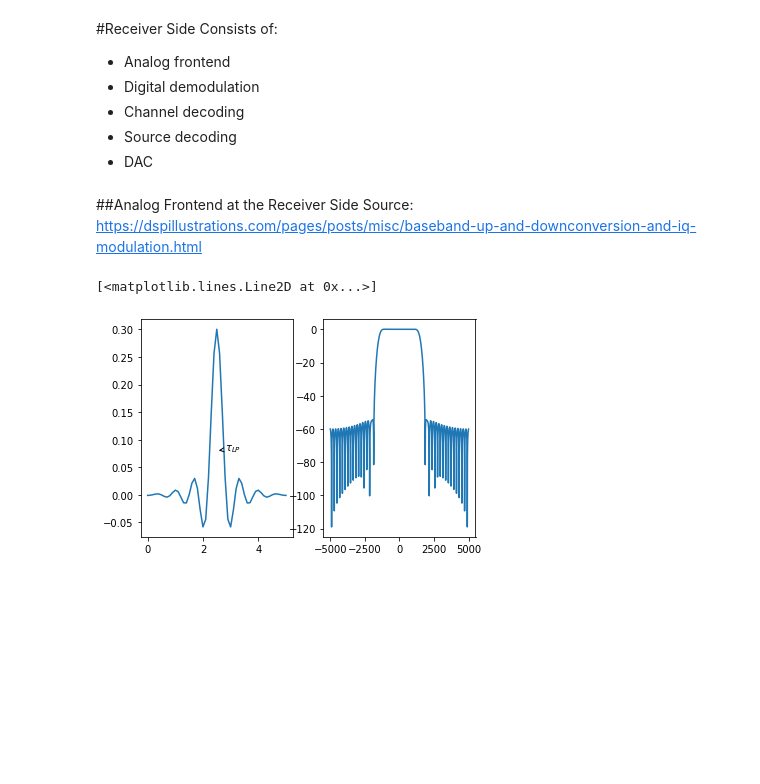
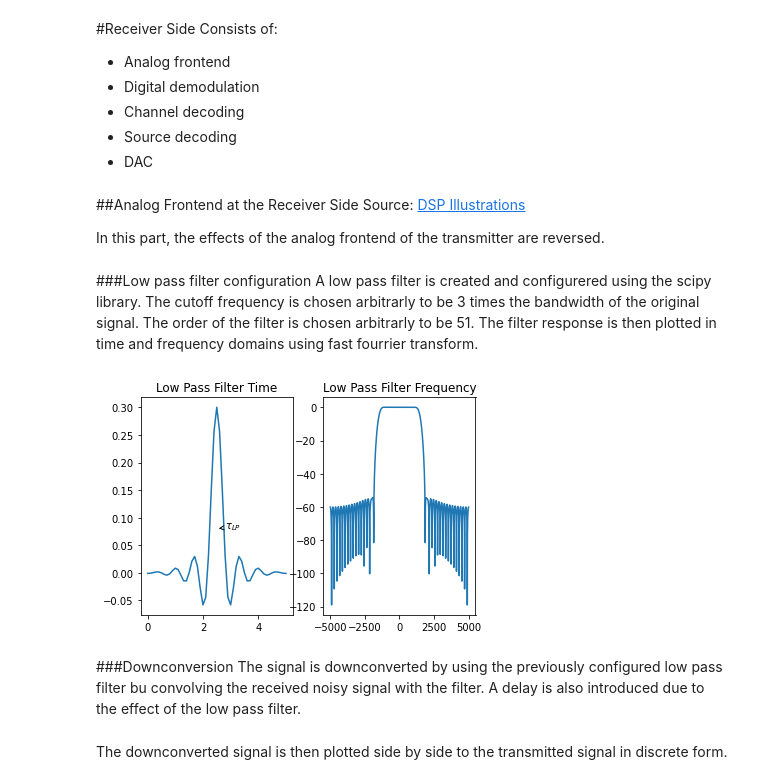
Before and after one commit to nourhanOfTerra/MARCO, a Jupyter notebook: MarCO.ipynb, the cells around one changed output. Saved outputs shown, nothing was run; the diff lists cells and outputs as text; code cells hidden in the pictures; blank space fills up the shorter version.

```diff
--- a/MarCO.ipynb
+++ b/MarCO.ipynb
@@ -372,32 +374,44 @@ Consists of:
 *   DAC
 # %% [markdown]
 ##Analog Frontend at the Receiver Side
-Source: https://dspillustrations.com/pages/posts/misc/baseband-up-and-downconversion-and-iq-modulation.html
+Source: [DSP Illustrations](https://dspillustrations.com/pages/posts/misc/baseband-up-and-downconversion-and-iq-modulation.html)
+
+In this part, the effects of the analog frontend of the transmitter are reversed.
+# %% [markdown]
+###Low pass filter configuration
+A low pass filter is created and configurered using the scipy library. The cutoff frequency is chosen arbitrarly to be 3 times the bandwidth of the original signal. The order of the filter is chosen arbitrarly to be 51. The filter response is then plotted in time and frequency domains using fast fourrier transform.
 # %%
-cutoff = 3*BN        # arbitrary design parameters
+cutoff = 3*BN                                       # arbitrary design parameters
 lowpass_order = 51
-lowpass_delay = (lowpass_order // 2)/Fs  # a lowpass of order N delays the signal by N/2 samples (see plot)
-# design the filter
+lowpass_delay = (lowpass_order // 2)/Fs             # a lowpass of order N delays the signal by N/2 samples (see plot)
+                                                    # design the filter
 lowpass = sg.firwin(lowpass_order, cutoff/(Fs/2))
 
-# calculate frequency response of filter
+                                                    # calculate frequency response of filter
 t_lp = np.arange(len(lowpass))/Fs
 f_lp = np.linspace(-Fs/2, Fs/2, 2048, endpoint=False)
 H = np.fft.fftshift(np.fft.fft(lowpass, 2048))
 
 plt.subplot(121)
 plt.plot(t_lp/Ts, lowpass)
 plt.gca().annotate(r'$\tau_{LP}$', xy=(lowpass_delay/Ts,0.08), xytext=(lowpass_delay/Ts+0.3, 0.08), arrowprops=dict(arrowstyle='->'))
+plt.title('Low Pass Filter Time')
 
 plt.subplot(122)
 plt.plot(f_lp, 20*np.log10(abs(H)))
+plt.title('Low Pass Filter Frequency')
+plt.savefig('Low Pass Filter.png')
 # %% [output]
-[<matplotlib.lines.Line2D at 0x...>]
-[figure, old version]
+[figure, new version]
+# %% [markdown]
+###Downconversion
+The signal is downconverted by using the previously configured low pass filter bu convolving the received noisy signal with the filter. A delay is also introduced due to the effect of the low pass filter.
 # %%
 downconverted = scipy.signal.lfilter(lowpass, 1, noisy)
 y = np.convolve(downconverted, rrc) / (sum(rrc**2)) * 2
 delay = int((2*t0 + lowpass_delay)*Fs)
+# %% [markdown]
+The downconverted signal is then plotted side by side to the transmitted signal in discrete form.
 # %%
 t_y = np.arange(len(y))/Fs
 t_samples = t_y[delay::ups]
```
Also changed, not shown: parts of 29 cells of this notebook.
